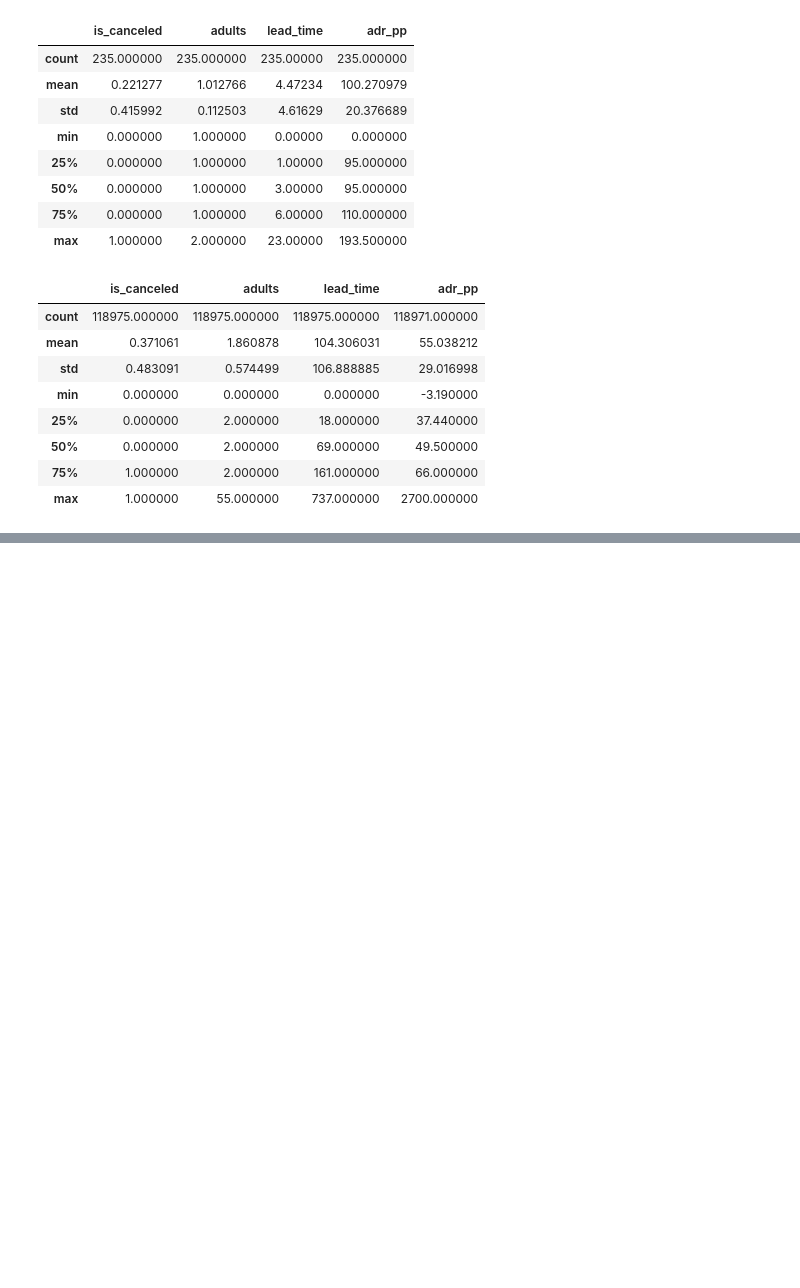
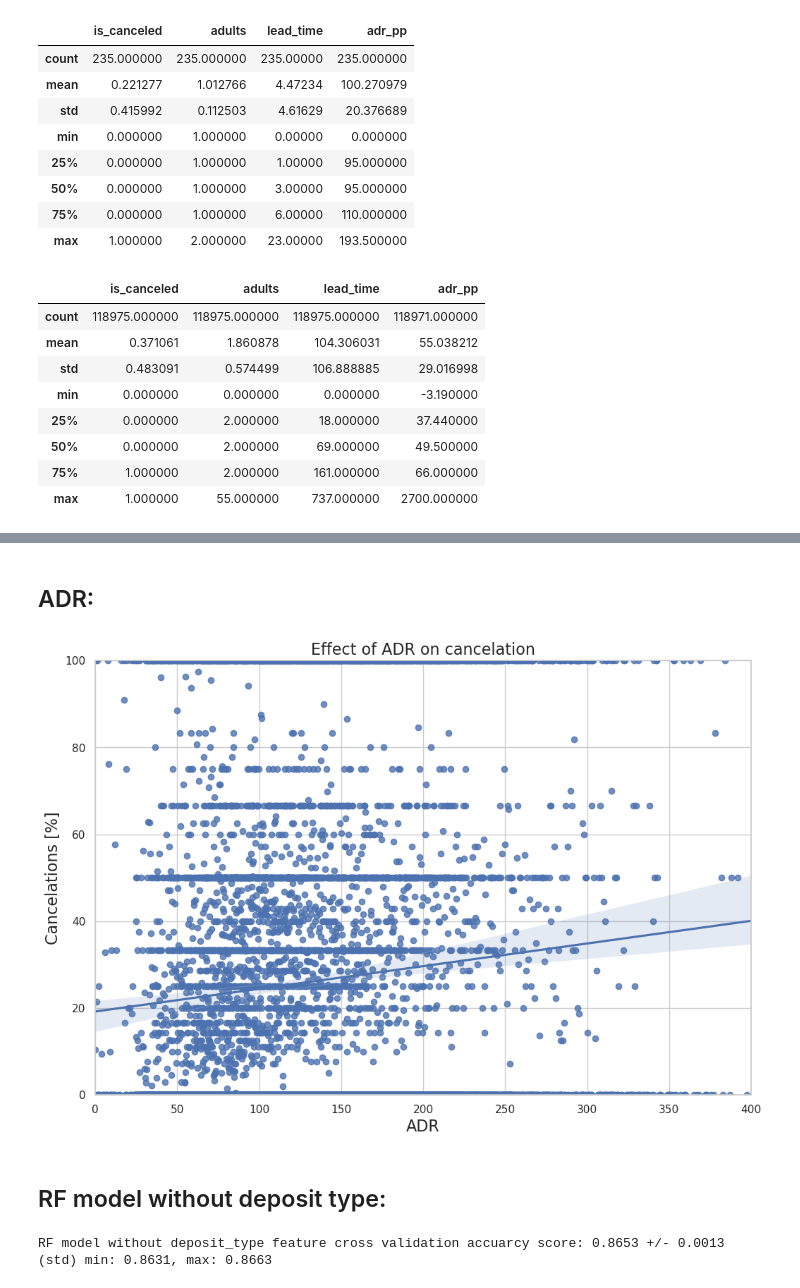
Before and after one commit to aminmb2800/Hotel_cancelation, a Jupyter notebook: hotel-cancelations-eda-prediction.ipynb, the cells around one changed output, grey strips where cells are left out. Saved outputs shown, nothing was run; the diff lists cells and outputs as text; code cells hidden in the pictures; blank space fills up the shorter version.

```diff
--- a/hotel-cancelations-eda-prediction.ipynb
+++ b/hotel-cancelations-eda-prediction.ipynb
@@ -422,0 +754,52 @@ Non_Airline_data
+# %% [markdown]
+## ADR:
+# %%
+# group data for adr:
+adr_cancel_data = full_data_cln.groupby("adr")["is_canceled"].describe()
+#show figure:
+plt.figure(figsize=(12, 8))
+sns.regplot(x=adr_cancel_data.index, y=adr_cancel_data["mean"].values * 100)
+plt.title("Effect of ADR on cancelation", fontsize=16)
+plt.xlabel("ADR", fontsize=16)
+plt.ylabel("Cancelations [%]", fontsize=16)
+plt.xlim(0,400)
+plt.ylim(0,100)
+plt.show()
+# %% [output]
+[figure, added]
+# %% [markdown]
+## RF model without deposit type:
+# %%
+cat_features_non_dep = ["hotel","arrival_date_month","meal","market_segment",
+                "distribution_channel","reserved_room_type","customer_type"]
+
+features_non_dep = num_features + cat_features_non_dep
+X_non_dep = data.drop(["is_canceled"], axis=1)[features_non_dep]
+
+
+# Bundle preprocessing for numerical and categorical features:
+preprocessor_non_dep = ColumnTransformer(transformers=[("num", num_transformer, num_features),
+                                               ("cat", cat_transformer, cat_features_non_dep)])
+
+# Define dataset:
+X_non_dep = data.drop(["is_canceled"], axis=1)[features_non_dep]
+# Define model
+rf_model_non_dep = RandomForestClassifier(random_state=42) # basic model for this purpose
+
+kfolds=4
+split = KFold(n_splits=kfolds, shuffle=True, random_state=42)
+model_pipe = Pipeline(steps=[('preprocessor', preprocessor_non_dep),
+                              ('model', rf_model_non_dep)])
+cv_results = cross_val_score(model_pipe,
+                                 X_non_dep, y,
+                                 cv=split,
+                                 scoring="accuracy",
+                                 n_jobs=-1)
+# output:
+min_score = round(min(cv_results), 4)
+max_score = round(max(cv_results), 4)
+mean_score = round(np.mean(cv_results), 4)
+std_dev = round(np.std(cv_results), 4)
+print(f"RF model without deposit_type feature cross validation accuarcy score: {mean_score} +/- {std_dev} (std) min: {min_score}, max: {max_score}")
+# %% [output]
+RF model without deposit_type feature cross validation accuarcy score: 0.8653 +/- 0.0013 (std) min: 0.8631, max: 0.8663
```
Also changed, not shown: parts of 30 cells of this notebook.
